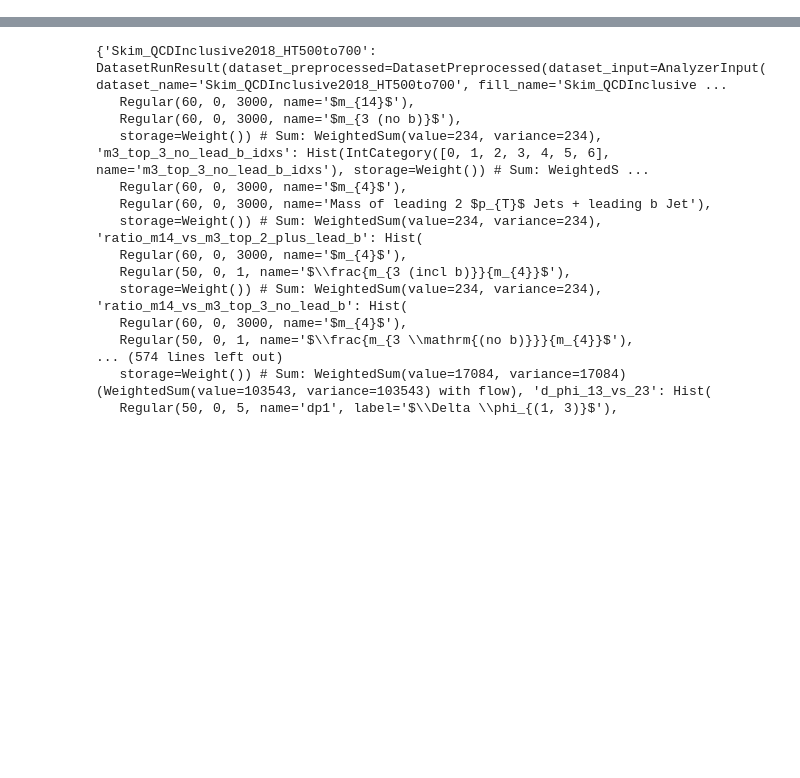
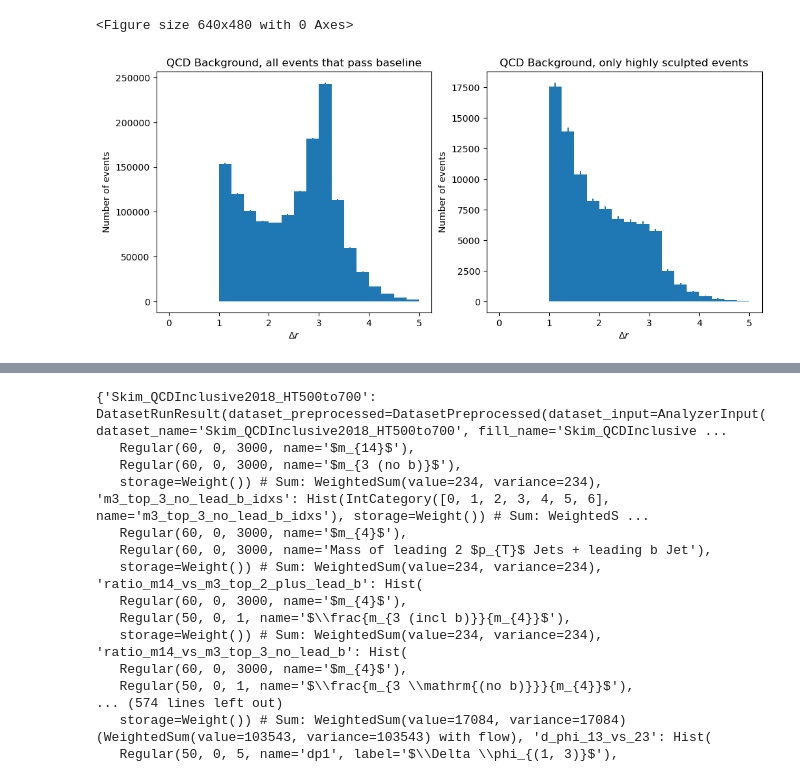
Before and after one commit to UMN-CMS/SingleStopCoffea, a Jupyter notebook: bgsculpting.ipynb, the cells around one changed output, grey strips where cells are left out. Drawn from its saved outputs; the diff is of its cells as text; code cells hidden in the pictures; blank space fills up the shorter version.

```diff
--- a/bgsculpting.ipynb
+++ b/bgsculpting.ipynb
@@ -14,0 +60,24 @@ from analyzer.core.results import AnalysisResult
+# %%
+bg_hist = bg_hists["medium_bdr"]
+sculpted_bg_hist = bg_hists_sculpted["medium_bdr"]
+
+bg_obj = PlotObject.fromHist(bg_hist)
+bg_obj_sculpted = PlotObject.fromHist(sculpted_bg_hist)
+
+fig, ax = plt.subplots(1, 2)
+ax[0].set_title('QCD Background, all events that pass baseline')
+ax[1].set_title('QCD Background, only highly sculpted events')
+
+ax[0].set_xlabel('$\Delta r$')
+ax[0].set_ylabel('Number of events')
+ax[1].set_xlabel('$\Delta r$')
+ax[1].set_ylabel('Number of events')
+
+fig.set_figwidth(12)
+drawAs1DHist(ax[0], bg_obj)
+drawAs1DHist(ax[1], bg_obj_sculpted)
+
+plt.show()
+# %% [output]
+<Figure size 640x480 with 0 Axes>
+[figure, added]
```
Also changed, not shown: parts of 8 cells of this notebook, 1 other file.
